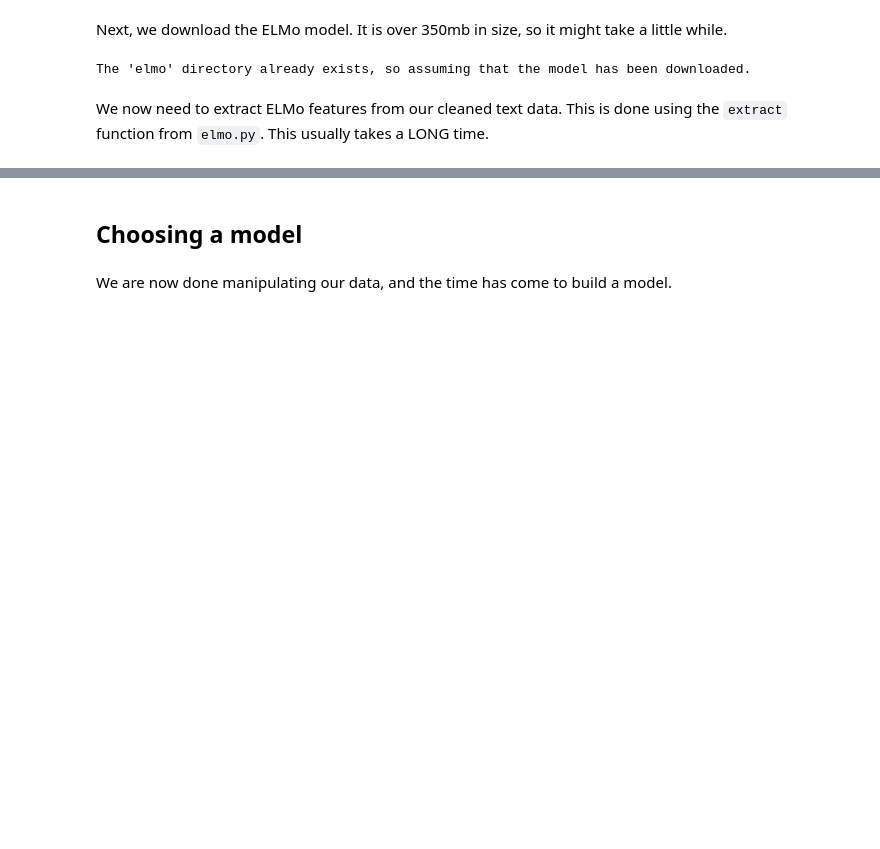
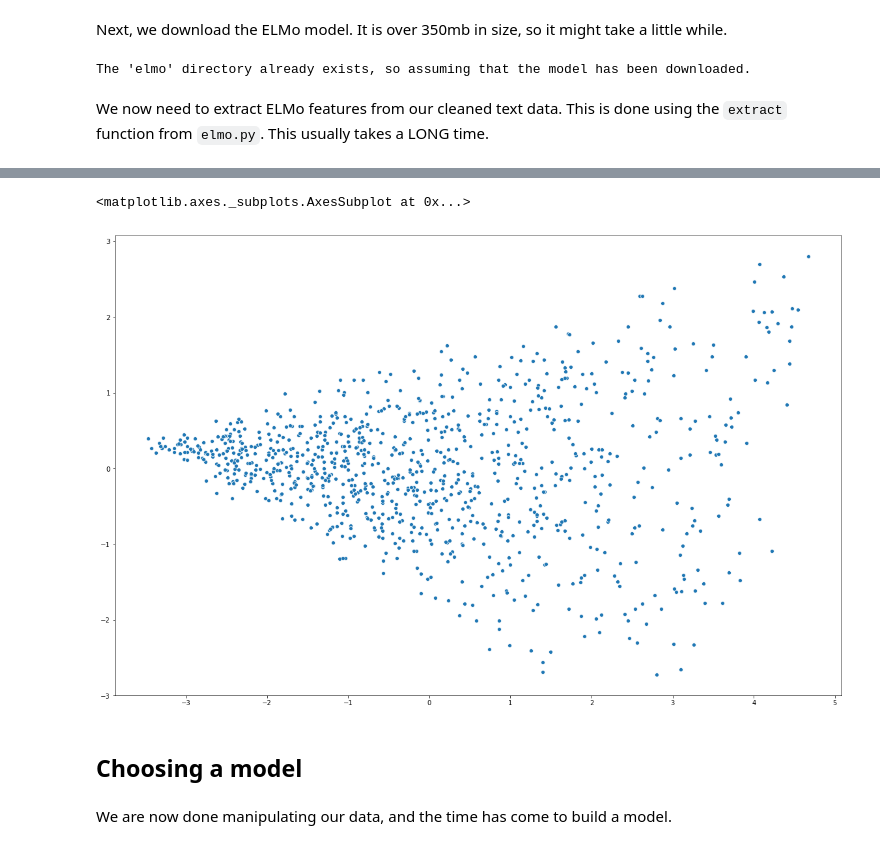
Before and after one commit to saattrupdan/scholarly, a Jupyter notebook: paper_classifier.ipynb, the cells around one changed output, grey strips where cells are left out. Saved outputs shown, nothing was run; the diff lists cells and outputs as text; code cells hidden in the pictures; blank space fills up the shorter version.

```diff
--- a/paper_classifier.ipynb
+++ b/paper_classifier.ipynb
@@ -364,3 +369,13 @@ Dimensions of elmo_data: (989, 1024)
+# %%
+pca = PCA(n_components = 2)
+X_2d = pca.fit_transform(X)
+
+fig, ax = plt.subplots(1, figsize = (20, 13))
+
+sns.scatterplot(x = X_2d[:, 0], y = X_2d[:, 1])
+# %% [output]
+<matplotlib.axes._subplots.AxesSubplot at 0x...>
+[figure, added]
 # %% [markdown]
 ## Choosing a model
 # %% [markdown]
```
Also changed, not shown: parts of 14 cells of this notebook, 3 other files.
